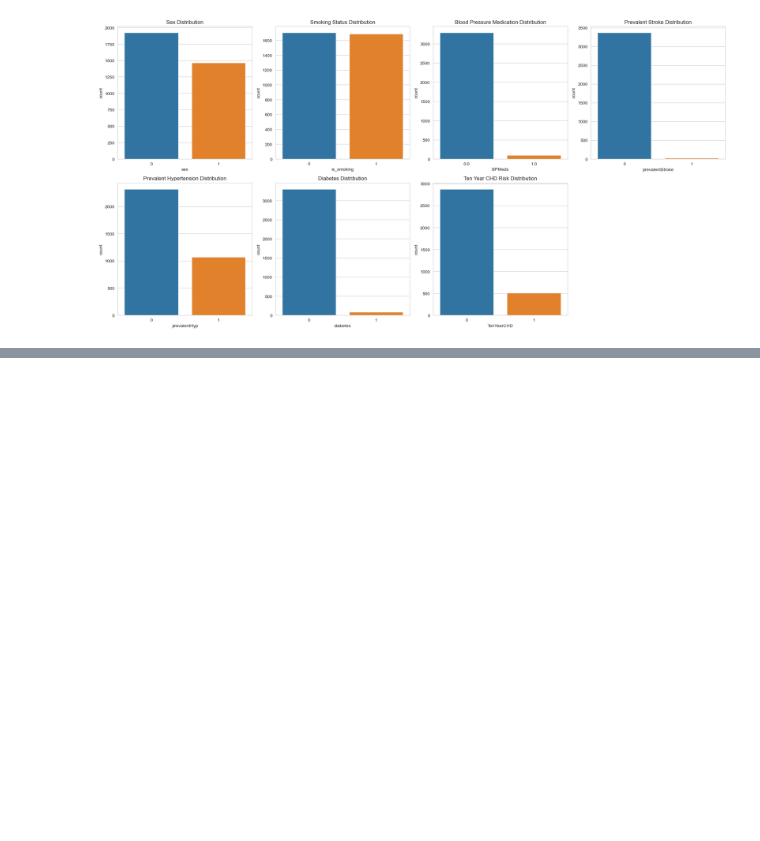
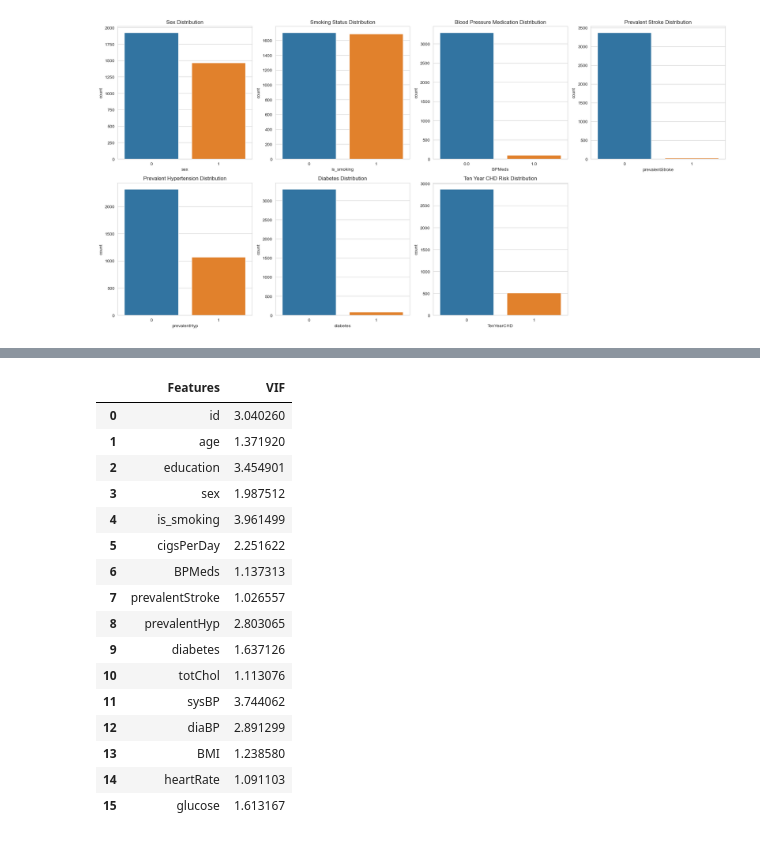
Before and after one commit to sudhir-singh94/Classification_Cardiovascular_Risk, a Jupyter notebook: Classification_Cardiovascular_Risk.ipynb, the cells around one changed output, grey strips where cells are left out. Cells and saved outputs as stored; diff of their text form; code cells hidden in the pictures; blank space fills up the shorter version.

```diff
--- a/Classification_Cardiovascular_Risk.ipynb
+++ b/Classification_Cardiovascular_Risk.ipynb
@@ -267,0 +499,30 @@ plt.show()
+# %%
+from statsmodels.stats.outliers_influence import variance_inflation_factor
+
+# Get features
+features = df_wrangled.drop('TenYearCHD', axis=1)
+
+# Calculate and print VIF
+vif = pd.DataFrame()
+vif["Features"] = features.columns
+vif["VIF"] = [variance_inflation_factor(features.values, i) for i in range(len(features.columns))]
+
+vif
+# %% [output]
+|  | Features | VIF |
+| 0 | id | 3.040260 |
+| 1 | age | 1.371920 |
+| 2 | education | 3.454901 |
+| 3 | sex | 1.987512 |
+| 4 | is_smoking | 3.961499 |
+| 5 | cigsPerDay | 2.251622 |
+| 6 | BPMeds | 1.137313 |
+| 7 | prevalentStroke | 1.026557 |
+| 8 | prevalentHyp | 2.803065 |
+| 9 | diabetes | 1.637126 |
+| 10 | totChol | 1.113076 |
+| 11 | sysBP | 3.744062 |
+| 12 | diaBP | 2.891299 |
+| 13 | BMI | 1.238580 |
+| 14 | heartRate | 1.091103 |
+| 15 | glucose | 1.613167 |
```
Also changed, not shown: parts of 37 cells of this notebook.
